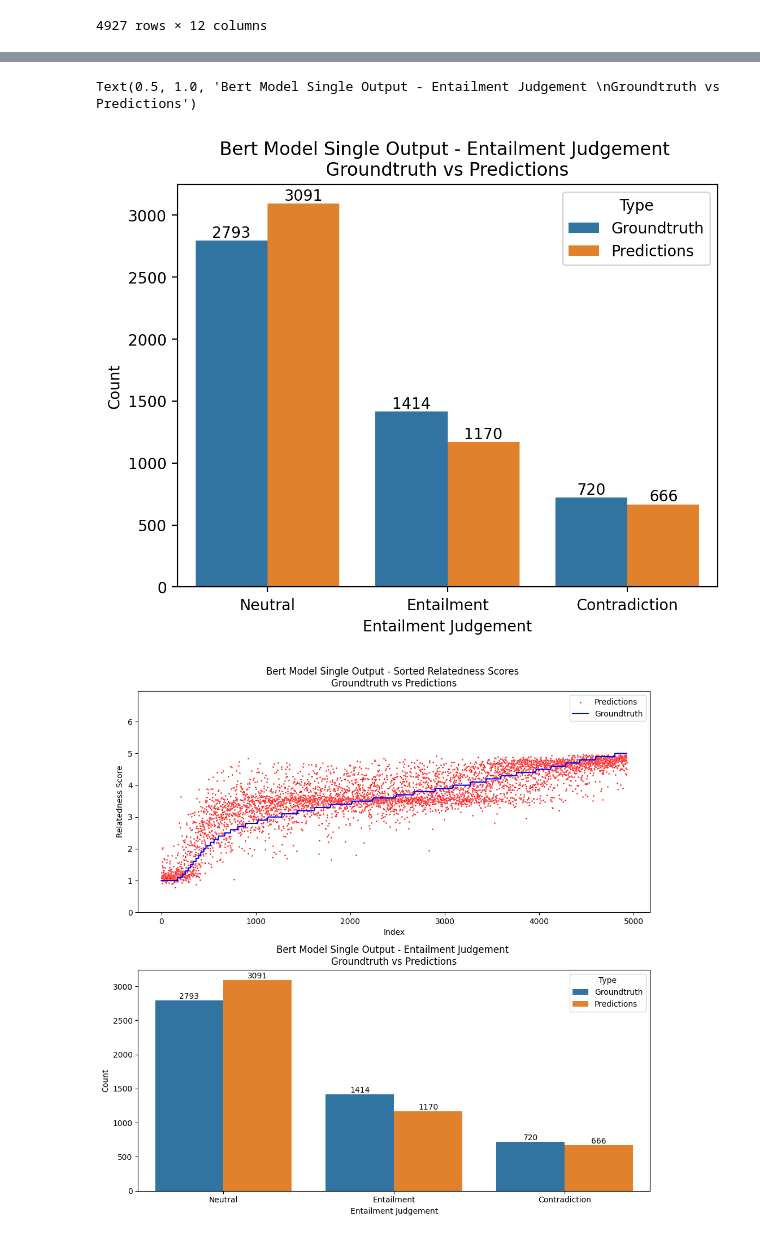
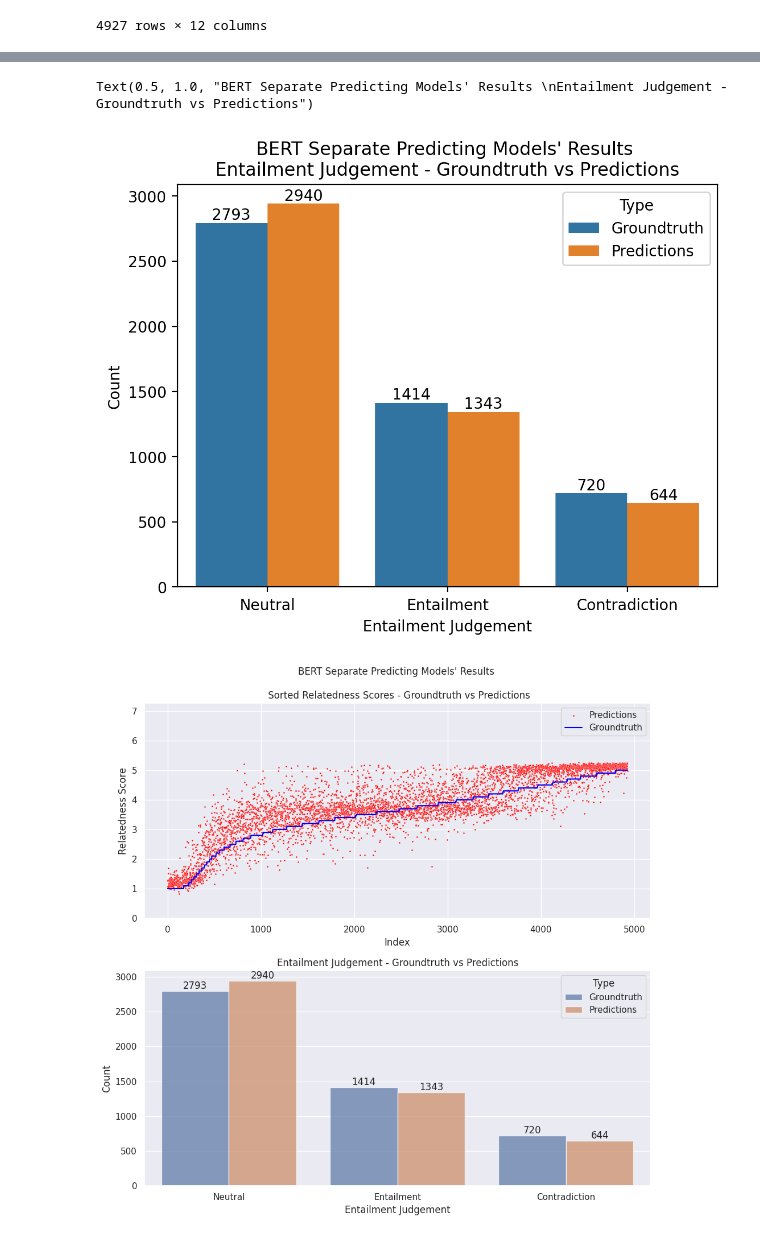
Before and after one commit to difersalest/NLP-Exercise-3, a Jupyter notebook: bert_version_single_outputs.ipynb, the cells around one changed output, grey strips where cells are left out. Saved outputs shown, nothing was run; the diff lists cells and outputs as text; code cells hidden in the pictures.

Commit message:
Finished creating the templates of the plots for analysis.

```diff
--- a/bert_version_single_outputs.ipynb
+++ b/bert_version_single_outputs.ipynb
@@ -343,8 +450,8 @@ Epoch no. 2 - Pearson Correlation: 0.872898104757637 - Accuracy: 0.86
 # Load the model
 model_reg = RegressionModel().to(device)
 model_class = ClassificationModel().to(device)
-model_reg.load_state_dict(torch.load(f"./saved_models/best_model_bert_reg.ckpt", weights_only=True))
-model_class.load_state_dict(torch.load(f"./saved_models/best_model_bert_class.ckpt", weights_only=True))
+model_reg.load_state_dict(torch.load(f"./saved_models/best_model_bert_reg_2.ckpt", weights_only=True))
+model_class.load_state_dict(torch.load(f"./saved_models/best_model_bert_class_2.ckpt", weights_only=True))
 
 # Test Loop
 pbar = tqdm(dl_test, desc="Test")
@@ -386,6 +493,6 @@ with torch.no_grad():
 
     pearson_corr = psr.compute(references = real_rel_scores, predictions = pred_rel_scores)['pearsonr']
     accuracy = acc.compute(references=real_entail_classes, predictions=pred_entail_classes)['accuracy']
-
+    test_results_df = pd.DataFrame([["Test Set", pearson_corr, accuracy]],columns=["set", "pearson_correlation", "accuracy"])
     print(f"Test Set - Pearson Correlation: {pearson_corr} - Accuracy: {accuracy}")
 # %% [output]
@@ -604,33 +913,34 @@ ax.bar_label(ax.containers[1])
 #             color='black', ha='center', va='bottom')
 ax.set_xlabel("Entailment Judgement")
 ax.set_ylabel("Count")
-ax.set_title("Bert Model Single Output - Entailment Judgement \nGroundtruth vs Predictions")
+ax.set_title("BERT Separate Predicting Models' Results \nEntailment Judgement - Groundtruth vs Predictions")
 # %% [output]
-Text(0.5, 1.0, 'Bert Model Single Output - Entailment Judgement \nGroundtruth vs Predictions')
+Text(0.5, 1.0, "BERT Separate Predicting Models' Results \nEntailment Judgement - Groundtruth vs Predictions")
-[figure, old version]
+[figure, new version]
 # %%
 import pandas as pd
 import matplotlib.pyplot as plt
 import seaborn as sns
 import numpy as np
-
+sns.set_theme()
 
 fig, ax = plt.subplots(2,1, figsize=(10, 10))
 fig.dpi = 100
 
 sns.scatterplot(data=sorted_results_test_df, x="index", y="Pred_Rel_Scores", color="red", label="Predictions", s=4, ax=ax[0])
 sns.lineplot(data=sorted_results_test_df, x="index", y="Real_Rel_Scores", color="blue", label="Groundtruth", ax=ax[0])
+
 ax[0].set_ylim(0, max(sorted_results_test_df["Pred_Rel_Scores"])+2)
 ax[0].set_xlabel("Index")
 ax[0].set_ylabel("Relatedness Score")
-ax[0].set_title("Bert Model Single Output - Sorted Relatedness Scores \nGroundtruth vs Predictions")
+ax[0].set_title("BERT Separate Predicting Models' Results \n\n Sorted Relatedness Scores - Groundtruth vs Predictions")
 
-sns.barplot(data=melted_df, x = "Label", y="Count", hue="Type", ax=ax[1])
+sns.barplot(data=melted_df, x = "Label", y="Count", hue="Type", ax=ax[1], alpha=0.7)
 ax[1].bar_label(ax[1].containers[0])
 ax[1].bar_label(ax[1].containers[1])
 ax[1].set_xlabel("Entailment Judgement")
 ax[1].set_ylabel("Count")
-ax[1].set_title("Bert Model Single Output - Entailment Judgement \nGroundtruth vs Predictions")
-plt.tight_layout()
+ax[1].set_title("Entailment Judgement - Groundtruth vs Predictions")
+fig.tight_layout()
 # %% [output]
-[figure, old version]
+[figure, new version]
```
Also changed, not shown: parts of 21 cells of this notebook, 7 other files.
